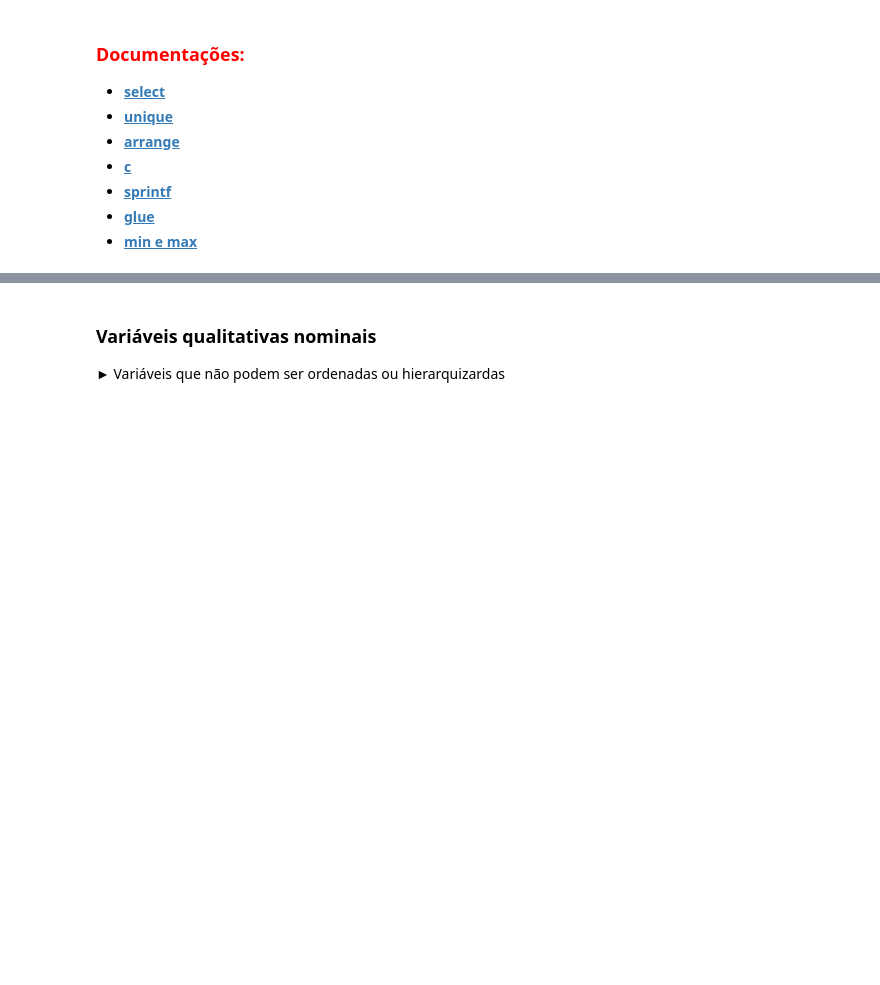
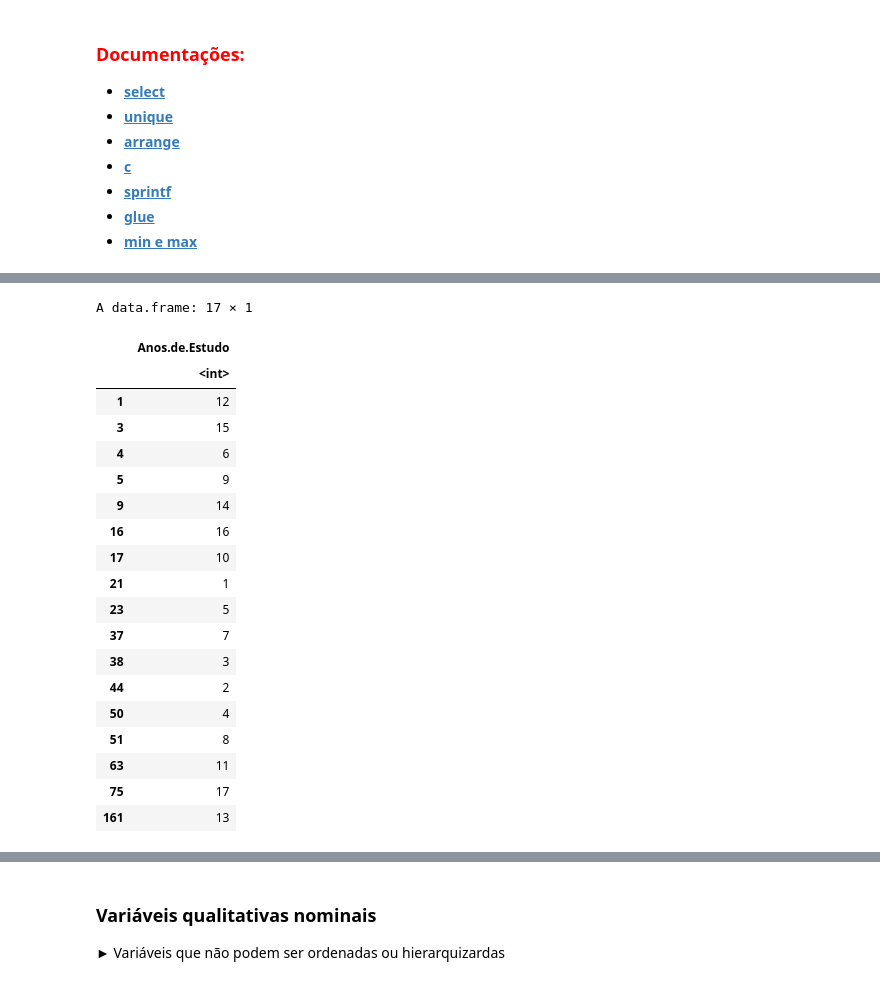
Before and after one commit to HelmutMadeiro/EstatisticaComR, a Jupyter notebook: Curso_de_Estatística_Parte_1.ipynb, the cells around one changed output, grey strips where cells are left out. Saved outputs shown, nothing was run; the diff lists cells and outputs as text; code cells hidden in the pictures; blank space fills up the shorter version.

```diff
--- a/Curso_de_Estatística_Parte_1.ipynb
+++ b/Curso_de_Estatística_Parte_1.ipynb
@@ -229,0 +252,23 @@ A data.frame: 5 × 7
+# %%
+unique(select(dados,Anos.de.Estudo))
+# %% [output]
+A data.frame: 17 × 1
+|  | Anos.de.Estudo |
+|  | <int> |
+| 1 | 12 |
+| 3 | 15 |
+| 4 | 6 |
+| 5 | 9 |
+| 9 | 14 |
+| 16 | 16 |
+| 17 | 10 |
+| 21 | 1 |
+| 23 | 5 |
+| 37 | 7 |
+| 38 | 3 |
+| 44 | 2 |
+| 50 | 4 |
+| 51 | 8 |
+| 63 | 11 |
+| 75 | 17 |
+| 161 | 13 |
```
Also changed, not shown: parts of 13 cells of this notebook.
